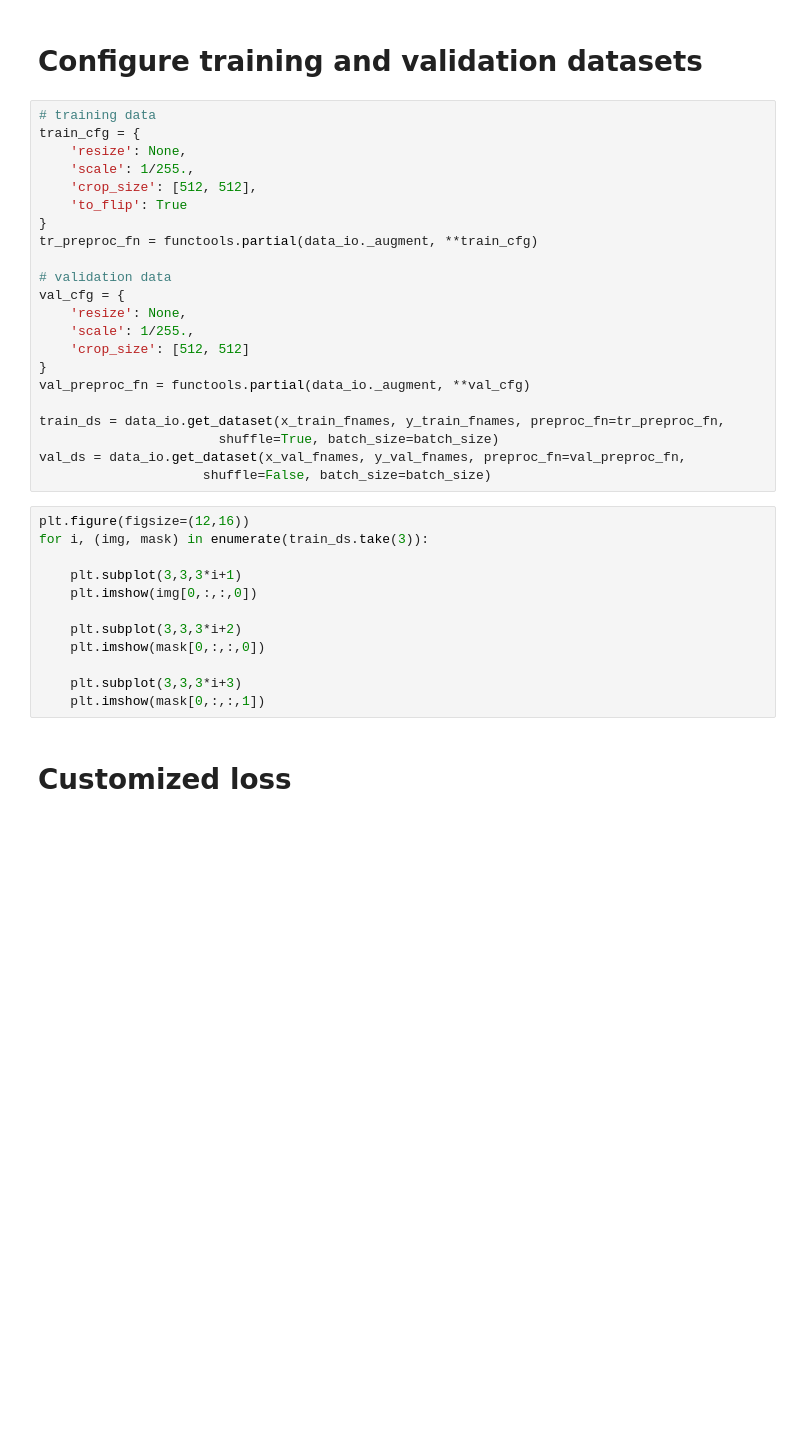
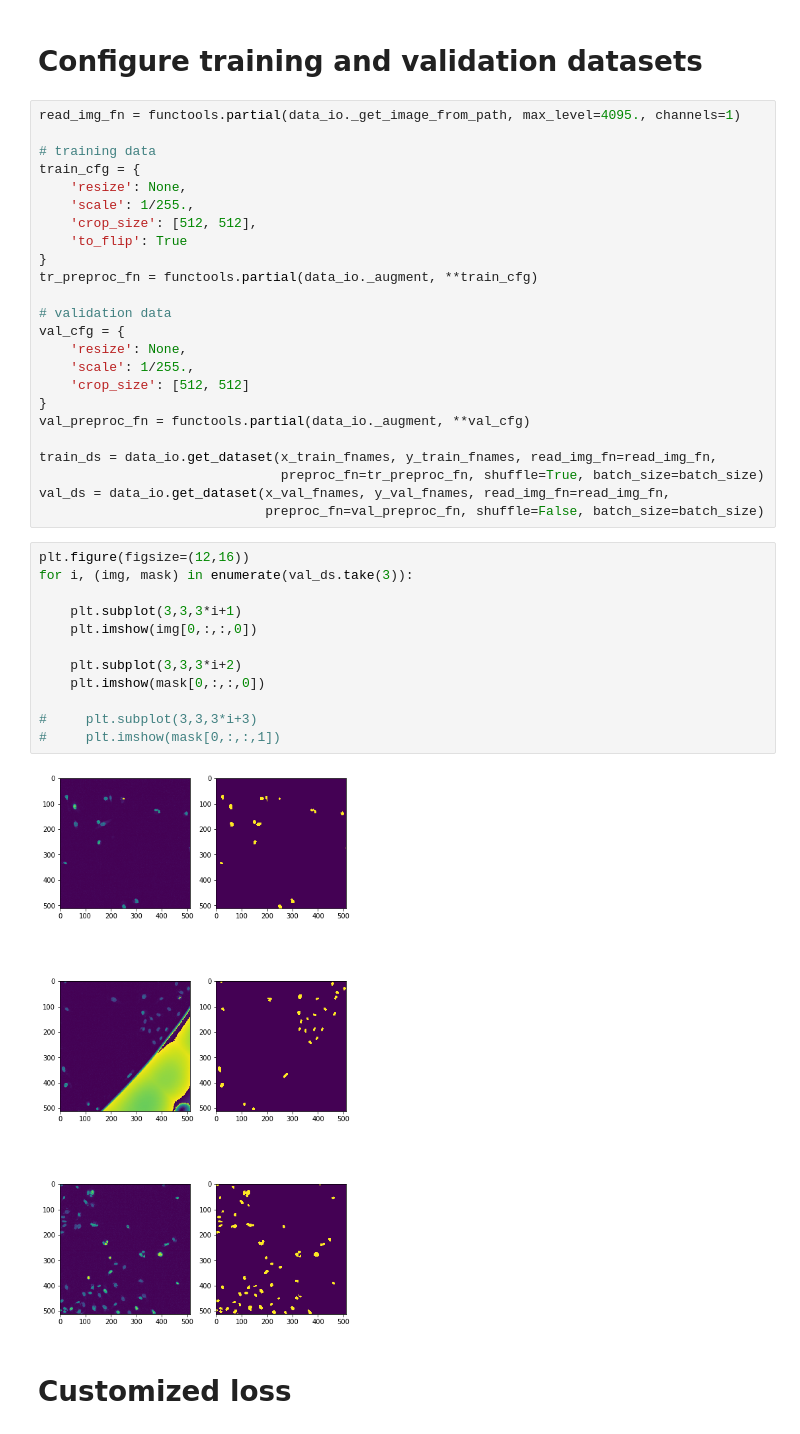
Before and after one commit to chienhsiang/tensorflow, a Jupyter notebook: segmentation/code/main_segmentation.ipynb, the cells around one changed output. Saved outputs shown, nothing was run; the diff lists cells and outputs as text; blank space fills up the shorter version.

```diff
--- a/segmentation/code/main_segmentation.ipynb
+++ b/segmentation/code/main_segmentation.ipynb
@@ -95,6 +140,8 @@ plt.show()
 # %% [markdown]
 # Configure training and validation datasets
 # %%
+read_img_fn = functools.partial(data_io._get_image_from_path, max_level=4095., channels=1)
+
 # training data
 train_cfg = {
     'resize': None,
@@ -112,22 +159,24 @@ val_cfg = {
 }
 val_preproc_fn = functools.partial(data_io._augment, **val_cfg)
 
-train_ds = data_io.get_dataset(x_train_fnames, y_train_fnames, preproc_fn=tr_preproc_fn,
-                       shuffle=True, batch_size=batch_size)
-val_ds = data_io.get_dataset(x_val_fnames, y_val_fnames, preproc_fn=val_preproc_fn,
-                     shuffle=False, batch_size=batch_size)
+train_ds = data_io.get_dataset(x_train_fnames, y_train_fnames, read_img_fn=read_img_fn,
+                               preproc_fn=tr_preproc_fn, shuffle=True, batch_size=batch_size)
+val_ds = data_io.get_dataset(x_val_fnames, y_val_fnames, read_img_fn=read_img_fn,
+                             preproc_fn=val_preproc_fn, shuffle=False, batch_size=batch_size)
 # %%
 plt.figure(figsize=(12,16))
-for i, (img, mask) in enumerate(train_ds.take(3)):
+for i, (img, mask) in enumerate(val_ds.take(3)):
 
     plt.subplot(3,3,3*i+1)
     plt.imshow(img[0,:,:,0])
 
     plt.subplot(3,3,3*i+2)
     plt.imshow(mask[0,:,:,0])
 
-    plt.subplot(3,3,3*i+3)
-    plt.imshow(mask[0,:,:,1])
+#     plt.subplot(3,3,3*i+3)
+#     plt.imshow(mask[0,:,:,1])
+# %% [output]
+[figure, added]
 # %% [markdown]
 # Customized loss
 # %%
```
Also changed, not shown: parts of 14 cells of this notebook, 1 other file.
